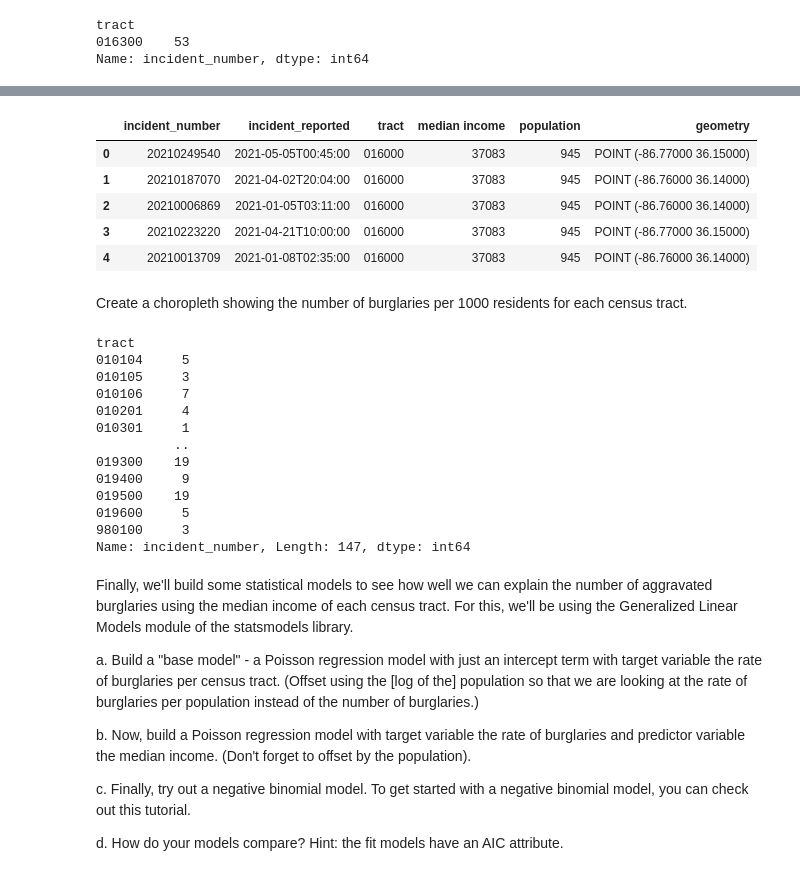
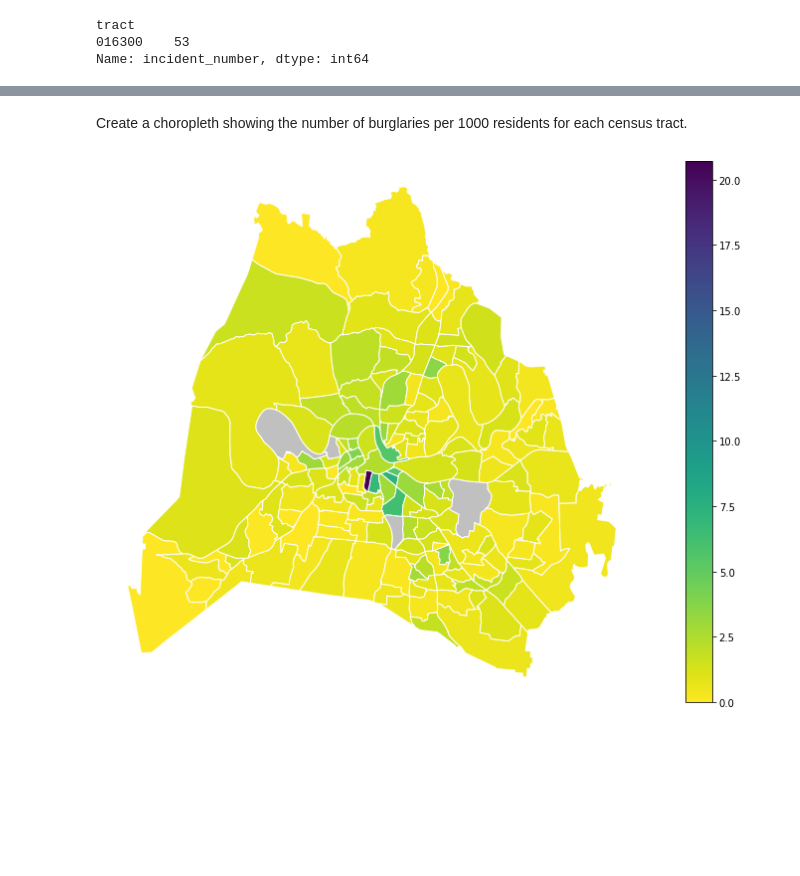
Before and after one commit to nss-data-science-cohort-5/geospatial_api-purple-pumas, a Jupyter notebook: Aggravated Burglaries - Davidson Co.ipynb, the cells around one changed output, grey strips where cells are left out. Saved outputs shown, nothing was run; the diff lists cells and outputs as text; code cells hidden in the pictures; blank space fills up the shorter version.

```diff
--- a/Aggravated Burglaries - Davidson Co.ipynb
+++ b/Aggravated Burglaries - Davidson Co.ipynb
@@ -79,9 +87,8 @@ pop = pd.DataFrame(data = pop[1:], columns = pop[0])
 pop['B01001_001E'] = pop['B01001_001E'].astype(int)
 pop = pop.rename(columns = {'B01001_001E': 'population'})
 # %%
- #Create endpoint, parameters, and generate response for income data
+# Create parameters and generate response for income data
 
-inc_endpoint = 'https://api.census.gov/data/2019/acs/acs5/subject'
 inc_params = {
     'get': 'S1901_C01_012E',
     'for': 'tract:*',
@@ -89,45 +96,23 @@ inc_params = {
     'key': api_key
 }
 
-inc_response = requests.get(inc_endpoint, params = inc_params)
+inc_response = requests.get('https://api.census.gov/data/2019/acs/acs5/subject', params = inc_params)
 
 # Convert response to pandas DataFrame and clean up
 
 inc = inc_response.json()
 inc = pd.DataFrame(data = inc[1:], columns = inc[0])
-inc = inc.rename(columns={'S1901_C01_012E': 'median income'})
-inc['median income'] = inc['median income'].astype(int)
+inc = inc.rename(columns={'S1901_C01_012E': 'median_income'})
+inc['median_income'] = inc['median_income'].astype(int)
 # %%
 # Merge all into one DataFrame and clean up
 
-dfs = [crimeBYtract, pop, inc]
-crime_pop_inc = reduce(lambda left, right: pd.merge(left, right, on ='tract'), dfs)
+df_merge = [crimeBYtract, pop, inc]
+crime_pop_inc = reduce(lambda left, right: pd.merge(left, right, on ='tract'), df_merge)
 crime_pop_inc.geometry.to_crs('EPSG:4326')
-crime_pop_inc = crime_pop_inc[['incident_number', 'incident_reported', 'tract', 'median income', 'population', 'geometry']]
+crime_pop_inc = crime_pop_inc[['incident_number', 'incident_reported', 'tract', 'median_income', 'population', 'geometry']]
+crime_pop_inc['median_income'] = crime_pop_inc['median_income'].replace(-666666666, np.nan)
+crime_pop_inc['population'] = crime_pop_inc['population'].fillna(0)
+crime_pop_inc['tract'] = crime_pop_inc['tract'].astype(str)
-# %%
-crime_pop_inc.head()
-# %% [output]
-|  | incident_number | incident_reported | tract | median income | population | geometry |
-| 0 | 20210249540 | 2021-05-05T00:45:00 | 016000 | 37083 | 945 | POINT (-86.77000 36.15000) |
-| 1 | 20210187070 | 2021-04-02T20:04:00 | 016000 | 37083 | 945 | POINT (-86.76000 36.14000) |
-| 2 | 20210006869 | 2021-01-05T03:11:00 | 016000 | 37083 | 945 | POINT (-86.76000 36.14000) |
-| 3 | 20210223220 | 2021-04-21T10:00:00 | 016000 | 37083 | 945 | POINT (-86.77000 36.15000) |
-| 4 | 20210013709 | 2021-01-08T02:35:00 | 016000 | 37083 | 945 | POINT (-86.76000 36.14000) |
 # %% [markdown]
 Create a choropleth showing the number of burglaries per 1000 residents for each census tract.
-# %%
-crime_pop_inc.groupby('tract')['incident_number'].nunique()
-# %% [output]
-tract
-010104     5
-010105     3
-010106     7
-010201     4
-010301     1
-          ..
-019300    19
-019400     9
-019500    19
-019600     5
-980100     3
-Name: incident_number, Length: 147, dtype: int64
@@ -139,10 +119,26 @@ choropleth = pd.merge(left = davidson_county, right = chloropleth, how = 'left')
-# %% [markdown]
-Finally, we'll build some statistical models to see how well we can explain the number of aggravated burglaries using the median income of each census tract. For this, we'll be using the Generalized Linear Models module of the statsmodels library.
-
-a. Build a "base model" - a Poisson regression model with just an intercept term with target variable the rate of burglaries per census tract. (Offset using the [log of the] population so that we are looking at the rate of burglaries per population instead of the number of burglaries.)
-
-b. Now, build a Poisson regression model with target variable the rate of burglaries and predictor variable the median income. (Don't forget to offset by the population).
-
-c. Finally, try out a negative binomial model. To get started with a negative binomial model, you can check out this tutorial.
-
-d. How do your models compare? Hint: the fit models have an AIC attribute.
+# %%
+# Create DataFrame for choropleth
+
+choropleth_data = pd.DataFrame(crime_pop_inc.groupby(['tract', 'population', 'median_income'], as_index = False)['incident_number'].nunique())
+choropleth_data['incident_rate_per_1000'] = choropleth_data['incident_number'] / choropleth_data['population'] * 1000
+choropleth_data = pd.merge(left = tract, right = choropleth_data, how = 'left')
+choropleth_data = choropleth_data[['tract', 'population', 'incident_number', 'incident_rate_per_1000', 'geometry', 'median_income']]
+choropleth_data = choropleth_data.replace([np.inf, -np.inf, -666666666], np.nan)
+choropleth_data['population'] = choropleth_data['population'].fillna(0)
+
+# Plot DataFrame as choropleth
+
+fig, ax = plt.subplots(figsize=(16, 10))
+
+choropleth_data.plot(
+    column = 'incident_rate_per_1000',
+    cmap = 'viridis_r',
+    edgecolor = 'white',
+    missing_kwds = {'color': 'silver'},
+    legend = 'true',
+    ax = ax
+)
+
+ax.axis('off');
+# %% [output]
+[figure, added]
```
Also changed, not shown: parts of 19 cells of this notebook, 11 other files.
